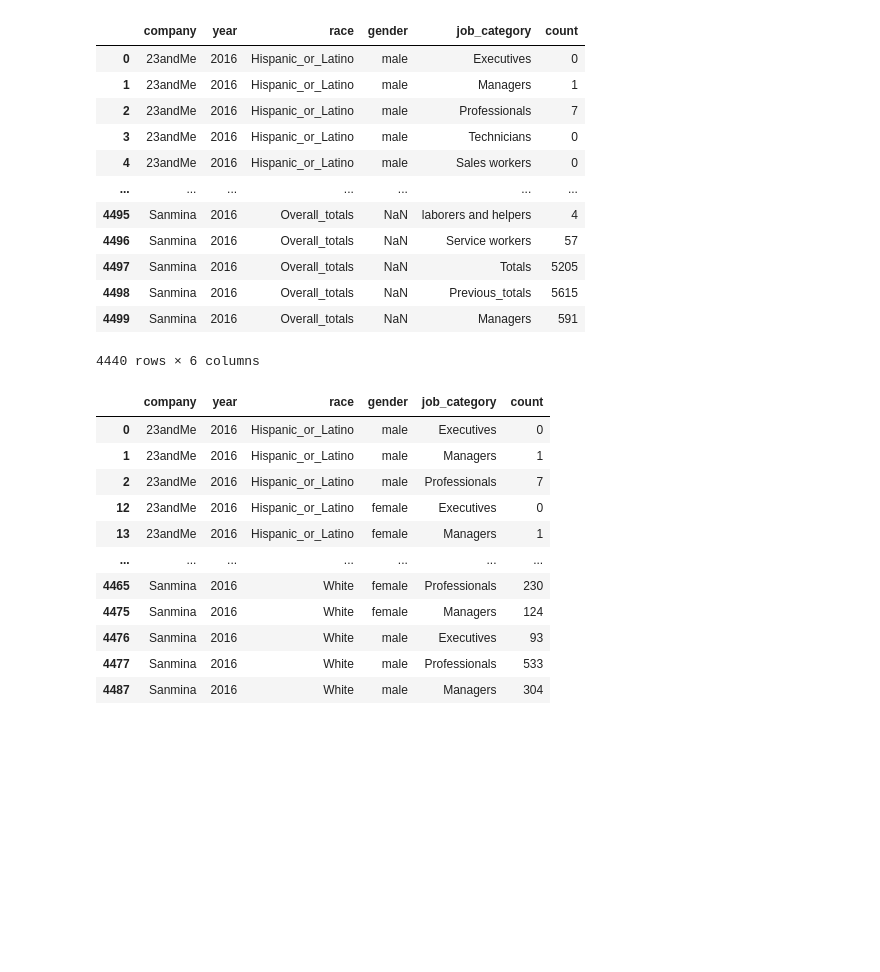
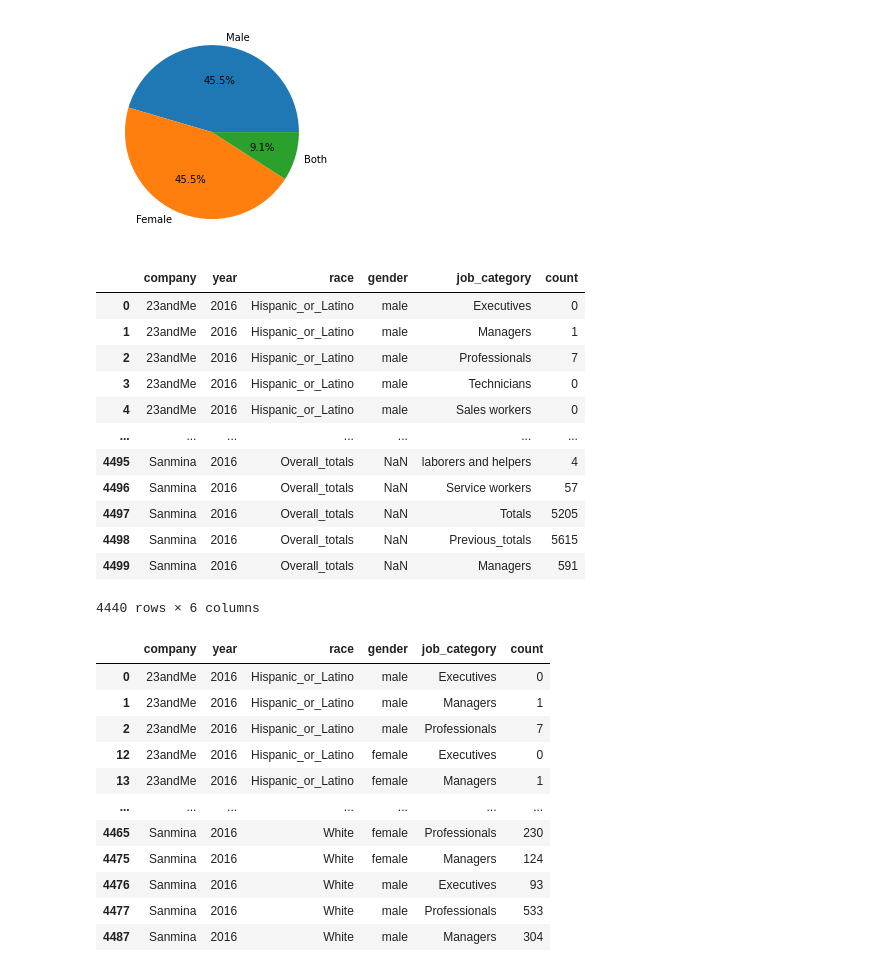
Before and after one commit to tritchlin/group-project1, a Jupyter notebook: project1.ipynb, the cells around one changed output. Cells and saved outputs as stored; diff of their text form; code cells hidden in the pictures; blank space fills up the shorter version.

```diff
--- a/project1.ipynb
+++ b/project1.ipynb
@@ -11,27 +11,40 @@ reveal_data =  pd.read_csv("Data/Reveal_EEO1_for_2016.csv")
 tech_sector_data = pd.read_csv("Data/Tech_sector_diversity_demographics_2016.csv")
 reveal_data_df = pd.DataFrame(reveal_data)
 tech_sector_data_df = pd.DataFrame(tech_sector_data)
-
-
-# #Convert count column's values to numerric in reveal_data_df
-
-reveal_data_df = reveal_data_df.loc[reveal_data_df["count"] != "na",:]
-reveal_data_df["count"]= pd.to_numeric(reveal_data_df["count"])
-reveal_data_df
-# %% [output]
-|  | company | year | race | gender | job_category | count |
-| 0 | 23andMe | 2016 | Hispanic_or_Latino | male | Executives | 0 |
-| 1 | 23andMe | 2016 | Hispanic_or_Latino | male | Managers | 1 |
-| 2 | 23andMe | 2016 | Hispanic_or_Latino | male | Professionals | 7 |
-| 3 | 23andMe | 2016 | Hispanic_or_Latino | male | Technicians | 0 |
-| 4 | 23andMe | 2016 | Hispanic_or_Latino | male | Sales workers | 0 |
-| ... | ... | ... | ... | ... | ... | ... |
-| 4495 | Sanmina | 2016 | Overall_totals | NaN | laborers and helpers | 4 |
-| 4496 | Sanmina | 2016 | Overall_totals | NaN | Service workers | 57 |
-| 4497 | Sanmina | 2016 | Overall_totals | NaN | Totals | 5205 |
-| 4498 | Sanmina | 2016 | Overall_totals | NaN | Previous_totals | 5615 |
-| 4499 | Sanmina | 2016 | Overall_totals | NaN | Managers | 591 |
-4440 rows × 6 columns
+# %%
+# Gender Breakdown: Run basic calculations
+gender_data = tech_sector_data_df.groupby("job_category")["count"].sum().to_frame().reset_index()
+gender_data = tech_sector_data_df.groupby("gender")["count"].sum().to_frame().reset_index()
+
+tech_sector_data_df = tech_sector_data_df[tech_sector_data_df["job_category"].isin(["Professionals", "Managers","Executives"])]
+tech_sector_data_df = tech_sector_data_df[tech_sector_data_df["gender"].isin(["Female", "Male","Both"])]
+
+counts =tech_sector_data_df.gender.value_counts()
+plt.pie(counts.values,labels=counts.index.values,autopct='%1.1f%%')
+
+plt.show()
+# %% [output]
+[figure, added]
+# %%
+# #Convert count column's values to numeric in reveal_data_df
+
+reveal_data_df = reveal_data_df.loc[reveal_data_df["count"] != "na",:]
+reveal_data_df["count"]= pd.to_numeric(reveal_data_df["count"])
+reveal_data_df
+# %% [output]
+|  | company | year | race | gender | job_category | count |
+| 0 | 23andMe | 2016 | Hispanic_or_Latino | male | Executives | 0 |
+| 1 | 23andMe | 2016 | Hispanic_or_Latino | male | Managers | 1 |
+| 2 | 23andMe | 2016 | Hispanic_or_Latino | male | Professionals | 7 |
+| 3 | 23andMe | 2016 | Hispanic_or_Latino | male | Technicians | 0 |
+| 4 | 23andMe | 2016 | Hispanic_or_Latino | male | Sales workers | 0 |
+| ... | ... | ... | ... | ... | ... | ... |
+| 4495 | Sanmina | 2016 | Overall_totals | NaN | laborers and helpers | 4 |
+| 4496 | Sanmina | 2016 | Overall_totals | NaN | Service workers | 57 |
+| 4497 | Sanmina | 2016 | Overall_totals | NaN | Totals | 5205 |
+| 4498 | Sanmina | 2016 | Overall_totals | NaN | Previous_totals | 5615 |
+| 4499 | Sanmina | 2016 | Overall_totals | NaN | Managers | 591 |
+4440 rows × 6 columns
 # %%
 profession_data = reveal_data_df[reveal_data_df["job_category"].isin(["Professionals", "Managers","Executives"])]
 gender_data = profession_data[profession_data["gender"].isin(["male","female"])]
```
Also changed, not shown: parts of 1 cell of this notebook, 1 other file.
